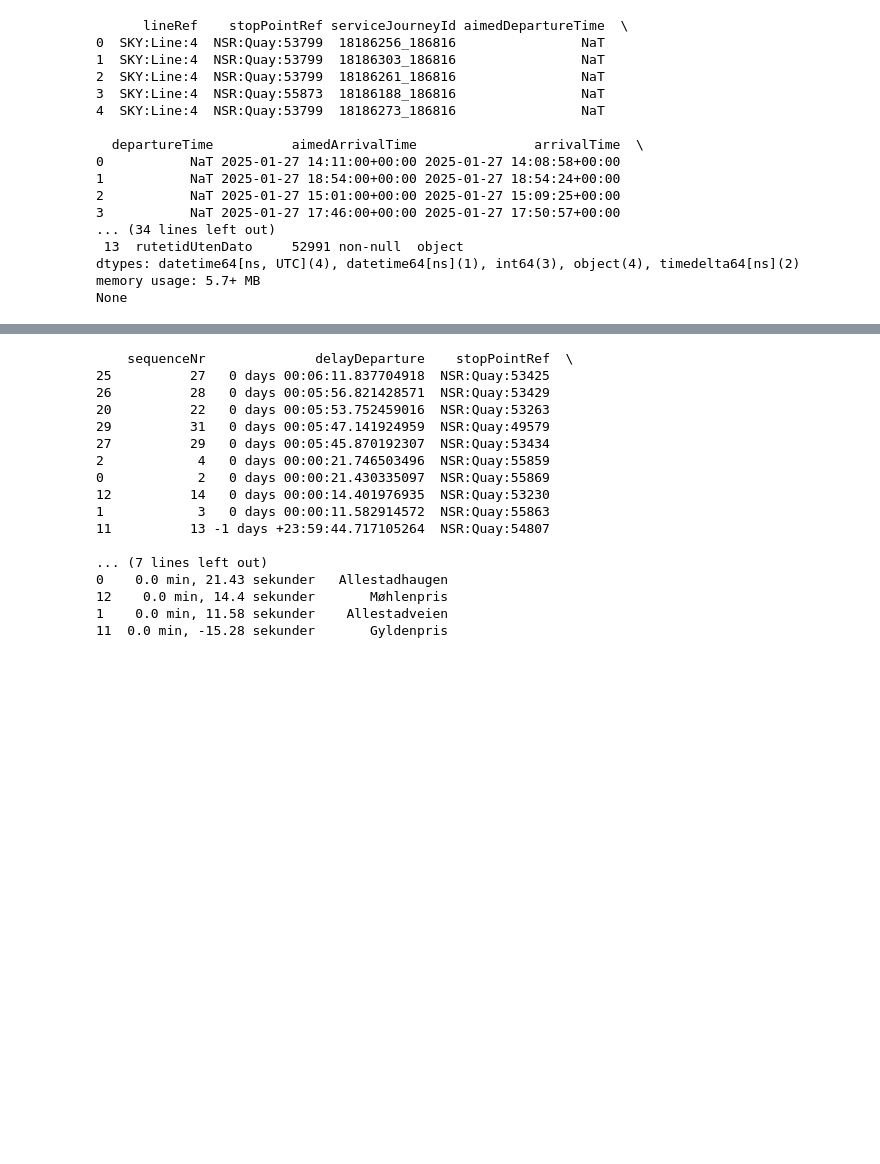
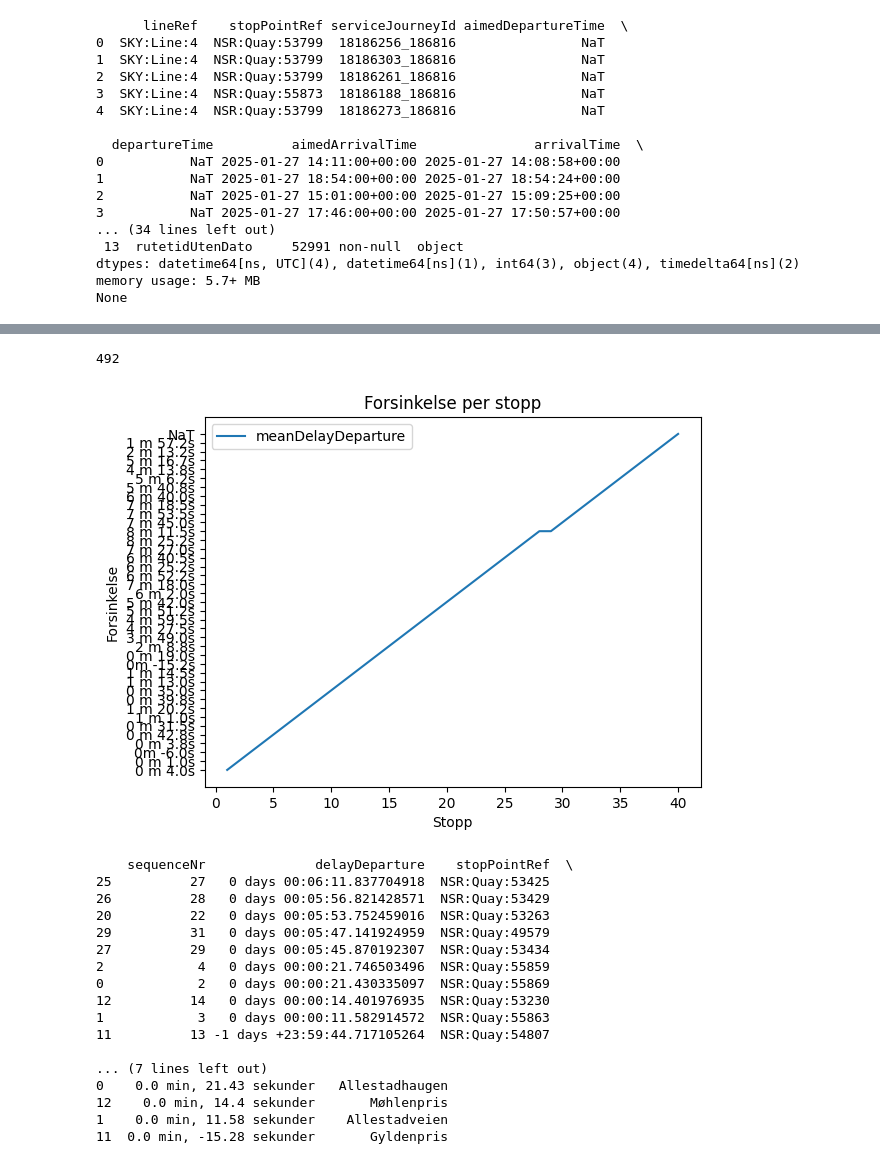
Before and after one commit to emiilimi/emiliesBussprosjekt, a Jupyter notebook: databehandlingsprosjekt/4eren.ipynb, the cells around one changed output, grey strips where cells are left out. Drawn from its saved outputs; the diff is of its cells as text; code cells hidden in the pictures; blank space fills up the shorter version.

```diff
--- a/databehandlingsprosjekt/4eren.ipynb
+++ b/databehandlingsprosjekt/4eren.ipynb
@@ -13,14 +13,14 @@ df4["operatingDate"] = pd.to_datetime(df4["operatingDate"])
 
 
 ## legger til avvik
-df4["delayArrival"]=df4["arrivalTime"]-df4["aimedArrivalTime"]
-df4["delayDeparture"]=df4["departureTime"]-df4["aimedDepartureTime"]
+df4["delayArrival"]=df4["arrivalTime"]-df4["aimedArrivalTime"] # for første stopp i ruten vil denne være NaT
+df4["delayDeparture"]=df4["departureTime"]-df4["aimedDepartureTime"] # for siste stopp i ruten vil denne være NaT
 
-##legger til rutetidUtenDato: (altså forventet ankomsttid, hvis den er null så forventet avgangstid (første stopp i ruten))
+##legger til rutetidUtenDato: (altså forventet avgangsttid, hvis den er null så forventet ankomststid (siste stopp i ruten))
 df4["rutetidUtenDato"] = np.where(
-    pd.isnull(df4["aimedArrivalTime"]),
-    df4["aimedDepartureTime"].dt.time,
-    df4["aimedArrivalTime"].dt.time
+    pd.isnull(df4["aimedDepartureTime"]),
+    df4["aimedArrivalTime"].dt.time,
+    df4["aimedDepartureTime"].dt.time
 )
 
 print(df4.head(5))
@@ -79,2 +97,56 @@ Index: [17907469_184346, 17907470_184346, 17907471_184346, 17907472_184346, 1790
+# %%
+import matplotlib.pyplot as plt
+stoppested=pd.read_csv("stops.txt", header=0, sep=",")
+def finnNavn(stop_id):
+    return stoppested[stoppested["stop_id"]==stop_id]["stop_name"].values[0]
+
+#litt finere formatering av tiden - lesbarhet for utskrivning av tabell
+def stringFormatering(delayDeparture):
+    try:
+        if (delayDeparture.total_seconds()//60) < 0:
+            return f"{int(delayDeparture.total_seconds()//60+1)}m {round(delayDeparture.total_seconds()%60-60,1)}s"
+        else:
+            return f"{int(delayDeparture.total_seconds()//60)} m {round(delayDeparture.total_seconds()%60,1)}s"
+    except ValueError:
+        return "NaT"
+
+
+##undersøker videre for å sjekke om en servicejourney virkelig er en avgang
+print(df4["serviceJourneyId"].nunique()) ##antall unike serviceJourneyId
+
+
+
+avgang=df4[df4["serviceJourneyId"]=="18186256_186816"]
+# print(avgang.shape)
+# print(avgang["stopPointRef"].nunique())##antall unike stopPointRef
+# print(avgang.groupby("stopPointRef").size()) ##antall avganger per stopPointRef - dette blir 5, som kan stemme med en avgang mandag-fredag
+stoppesteder=avgang["stopPointRef"].unique()
+# for stopp in stoppesteder:
+#     print(finnNavn(stopp))
+
+avgang=avgang[["stopPointRef","delayDeparture","sequenceNr"]].groupby("sequenceNr").agg({"delayDeparture":['max','mean','min'],"stopPointRef":"first"}).reset_index()
+avgang.columns=["sequenceNr","maxDelayDeparture","meanDelayDeparture","minDelayDeparture","stopPointRef"]
+avgang["stopName"]=avgang["stopPointRef"].apply(finnNavn)
+
+##om du vil printe ut tabellen
+'''
+avgang["maxDelayDeparture"]=avgang["maxDelayDeparture"].apply(stringFormatering)
+avgang["meanDelayDeparture"]=avgang["meanDelayDeparture"].apply(stringFormatering)
+avgang["minDelayDeparture"]=avgang["minDelayDeparture"].apply(stringFormatering)
+print(avgang)
+'''
+
+xverdier=avgang["sequenceNr"]
+yverdier=avgang["meanDelayDeparture"]
+plt.figure()
+plt.plot(xverdier,yverdier, label="meanDelayDeparture")
+plt.legend()
+plt.xlabel("Stopp")
+plt.ylabel("Forsinkelse")
+plt.title("Forsinkelse per stopp")
+plt.show()
+# %% [output]
+492
+[figure, added]
 # %%
 df3=df4.copy()
```
Also changed, not shown: parts of 3 cells of this notebook.
